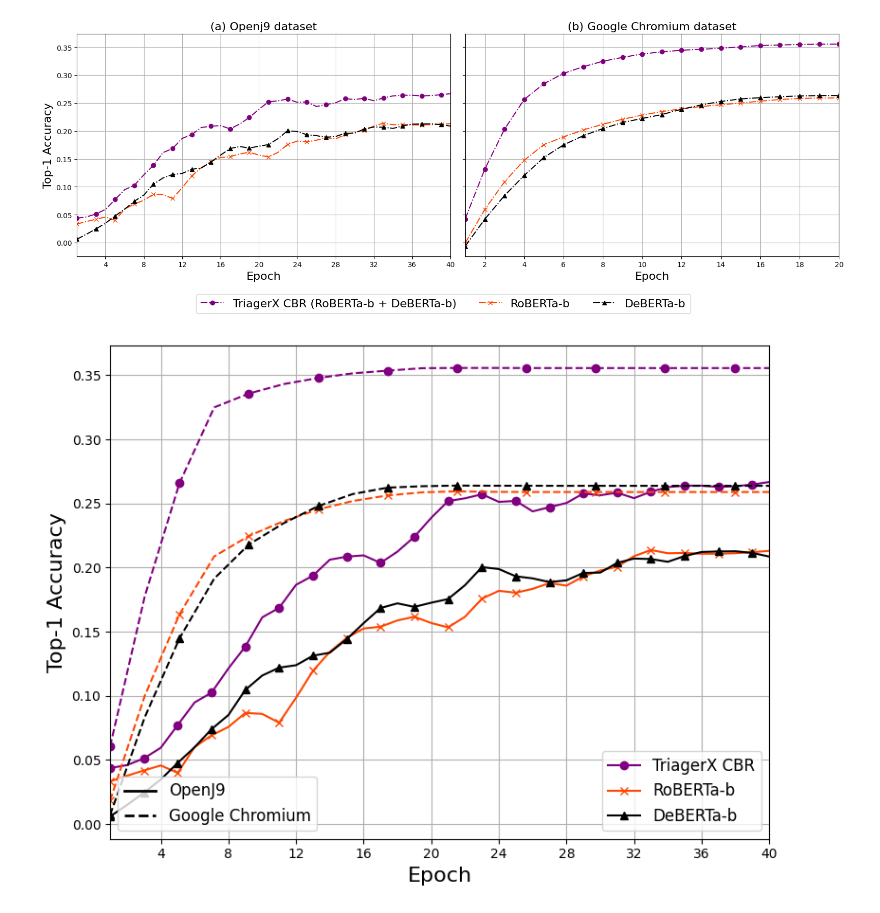
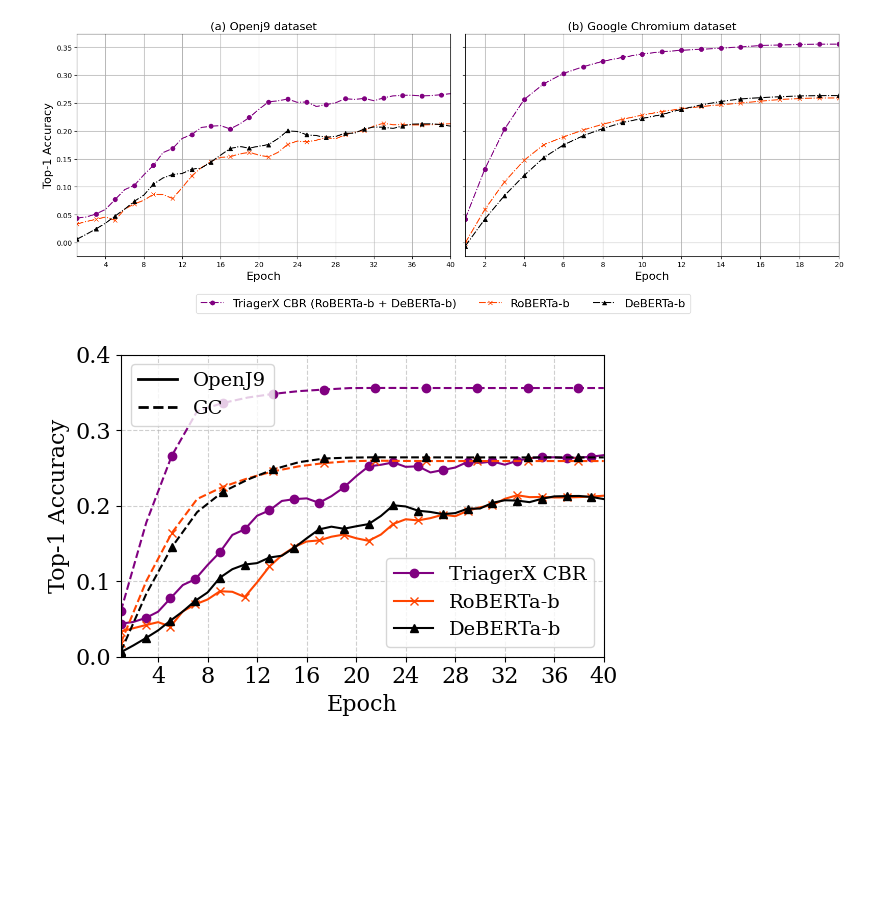
Before and after one commit to afifaniks/triagerX, a Jupyter notebook: notebook/model_interpretation.ipynb, the cells around one changed output. Saved outputs shown, nothing was run; the diff lists cells and outputs as text; code cells hidden in the pictures; blank space fills up the shorter version.

```diff
--- a/notebook/model_interpretation.ipynb
+++ b/notebook/model_interpretation.ipynb
@@ -1299,8 +1299,8 @@ import matplotlib.pyplot as plt
 import numpy as np
 
 plt.rcParams["font.family"] = "serif"
-plt.rcParams["font.serif"] = "Times New Roman"
-plt.rcParams["text.usetex"] = False
+# plt.rcParams["font.serif"] = "Times New Roman"
+# plt.rcParams["text.usetex"] = False
 
 # Data
 methods = ['Top-1', 'Top-3', 'Top-5', 'Top-10', 'Top-20']
@@ -1315,18 +1315,18 @@ r1 = np.arange(len(methods)) * 0.5
 r2 = [x + bar_width for x in r1]
 
 # Plotting
-fig, ax = plt.subplots(figsize=(10, 6), facecolor='white')
+fig, ax = plt.subplots(figsize=(6, 3), facecolor='white')
 ax.bar(r1, fcn_accuracies, color='black', width=bar_width, edgecolor='gray', label='FCN')
 ax.bar(r2, cnn_accuracies, color='purple', width=bar_width, edgecolor='gray', label='CNN')
 
 # Adding labels and title
-ax.set_xlabel('Top-K', fontweight='bold', fontsize=16)
-ax.set_ylabel('Accuracy@K', fontweight='bold', fontsize=16)
+ax.set_xlabel('Top-k', fontsize=16)
+ax.set_ylabel('Accuracy@k', fontsize=16)
 ax.set_xticks([r + bar_width / 2 for r in r1])
 ax.set_xticklabels(methods, fontsize=16)
 ax.tick_params(axis='y', labelsize=16)
 ax.legend(fontsize=16)
-ax.grid(True)
+ax.grid(axis='y', linestyle='--', alpha=0.5)
 
 plt.savefig('cnn-vs-fcn.pdf', bbox_inches='tight', pad_inches=0)
 # Show plot
@@ -1441,7 +1424,7 @@ from scipy.interpolate import interp1d
 import matplotlib.lines as mlines
 
 # Load and preprocess the first dataset (OpenJ9)
-df1 = pd.read_csv("orthogonality.csv")
+df1 = pd.read_csv("notebook/orthogonality.csv")
 df1 = df1[["Step", "cnn_roberta-base_u3_50_classes_last_dev_seed42 - val_acc",
            "triagerx_ensemble_u3_50_classes_last_dev_seed42 - val_acc",
            "cnn_deberta-base_u3_50_classes_most_seed42 - val_acc"]]
@@ -1452,7 +1435,7 @@ u2c2_1 = savgol_filter(df1['triagerx_ensemble_u3_50_classes_last_dev_seed42 - va
 u1c1_1 = savgol_filter(df1['cnn_deberta-base_u3_50_classes_most_seed42 - val_acc'], window_length=7, polyorder=2)
 
 # Load and preprocess the second dataset (Google Chromium)
-df2 = pd.read_csv("gc_base_models.csv")
+df2 = pd.read_csv("notebook/gc_base_models.csv")
 df2 = df2[["Step", "cnn_roberta_base_dt_gc_th20_block9_seed42 - val_acc",
            "triagerx_nosampler_ensemble_dt_gc_th20_block9_seed42 - val_acc",
            "cnn_deberta_base_dt_gc_th20_block9_seed42 - val_acc"]]
@@ -1469,40 +1452,43 @@ u2c2_2 = savgol_filter(interpolate(df2['triagerx_nosampler_ensemble_dt_gc_th20_b
 u1c1_2 = savgol_filter(interpolate(df2['cnn_deberta_base_dt_gc_th20_block9_seed42 - val_acc']), window_length=7, polyorder=2)
 
 # Create a single plot
-fig, ax = plt.subplots(figsize=(8, 6))
+fig, ax = plt.subplots(figsize=(6, 4))
 
 # Plot OpenJ9 dataset (solid lines)
 l1, = ax.plot(epochs1, u2c2_1, linestyle='-', color="purple", marker='o', markevery=2, label='TriagerX CBR')
 l2, = ax.plot(epochs1, u3c3_1, linestyle='-', color="orangered", marker='x', markevery=2, label='RoBERTa-b')
 l3, = ax.plot(epochs1, u1c1_1, linestyle='-', color="black", marker='^', markevery=2, label='DeBERTa-b')
 
 # Plot Google Chromium dataset (dashed lines)
 l4, = ax.plot(epochs2_rescaled, u2c2_2, linestyle='--', color="purple", marker='o', markevery=2)
 l5, = ax.plot(epochs2_rescaled, u3c3_2, linestyle='--', color="orangered", marker='x', markevery=2)
 l6, = ax.plot(epochs2_rescaled, u1c1_2, linestyle='--', color="black", marker='^', markevery=2)
 
 # Labels and title
 ax.set_xlabel('Epoch', fontsize=16)
 ax.set_ylabel('Top-1 Accuracy', fontsize=16)
 ax.set_xlim(1, 40)
-ax.grid(True)
+ax.set_ylim(0, 0.4)
+ax.tick_params(axis='x', labelsize=16)
+ax.tick_params(axis='y', labelsize=16)
+ax.grid(True, linestyle='--', alpha=0.6)
 
 # Integer ticks on x-axis
 ax.xaxis.set_major_locator(mticker.MaxNLocator(integer=True))
 
 openj9_line = mlines.Line2D([], [], color='black', linestyle='-', linewidth=2, label='OpenJ9')
 gc_line = mlines.Line2D([], [], color='black', linestyle='--', linewidth=2, label='Google Chromium')
 
 # Create two legends
-legend1 = ax.legend([l1, l2, l3], ['TriagerX CBR', 'RoBERTa-b', 'DeBERTa-b'], loc='lower right', fontsize=12)
-legend2 = ax.legend([openj9_line, gc_line], ['OpenJ9', 'Google Chromium'], loc='lower left', fontsize=12)
+legend1 = ax.legend([l1, l2, l3], ['TriagerX CBR', 'RoBERTa-b', 'DeBERTa-b'], loc='lower right', fontsize=14)
+legend2 = ax.legend([openj9_line, gc_line], ['OpenJ9', 'GC'], loc='upper left', fontsize=14)
 ax.add_artist(legend1)  # Ensure both legends are displayed
 
 # Save and show the plot
 plt.tight_layout()
 plt.savefig('combined_top-1.pdf', bbox_inches='tight', pad_inches=0)
 plt.show()
 # %% [output]
-[figure, old version]
+[figure, new version]
 # %%
 import pandas as pd
```
Also changed, not shown: parts of 4 cells of this notebook, 5 other files.
